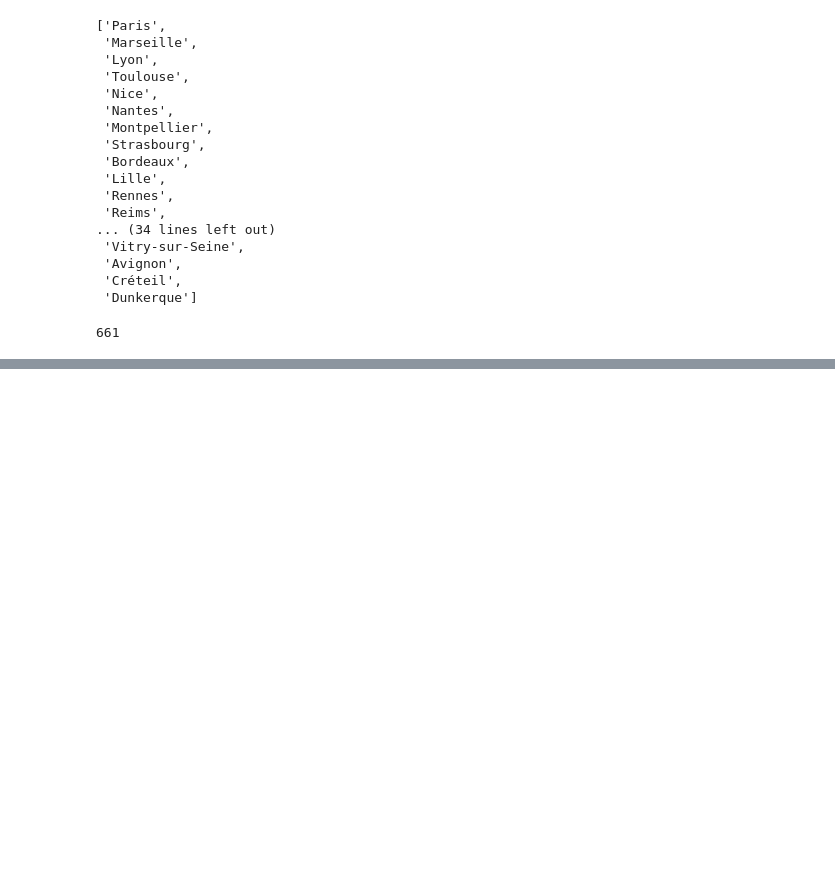
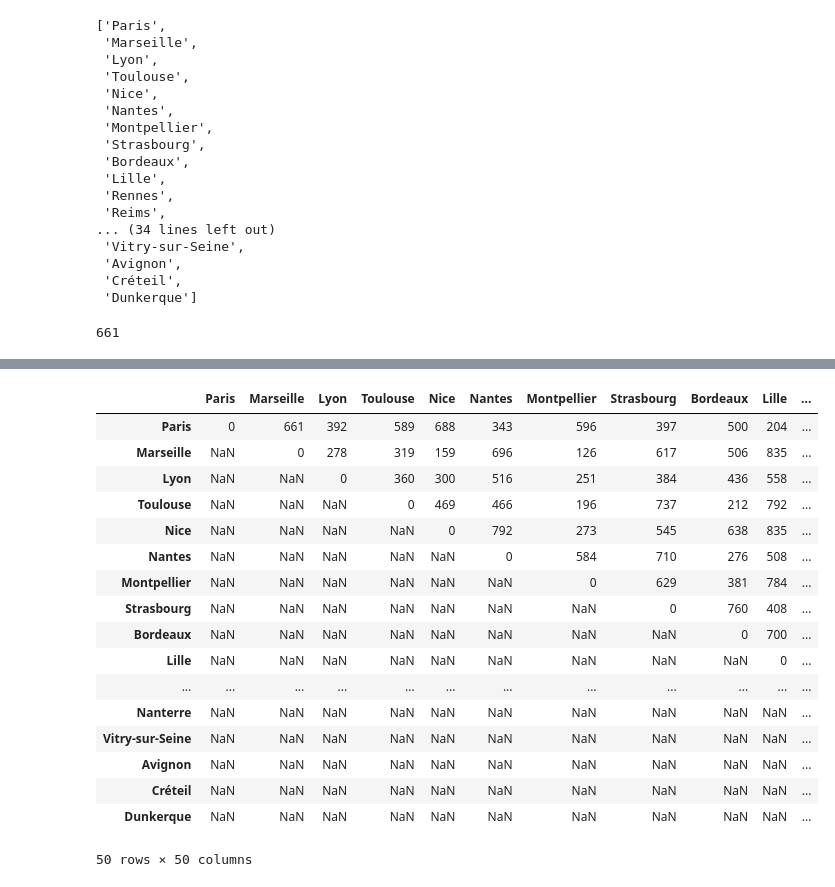
Before and after one commit to MSBigData2019/Benoit_SdeMenthiere, a Jupyter notebook: kit_datascience/Lesson3/cc3_matrice_distance_grdes_villes.ipynb, the cells around one changed output, grey strips where cells are left out. Cells and saved outputs as stored; diff of their text form; code cells hidden in the pictures; blank space fills up the shorter version.

```diff
--- a/kit_datascience/Lesson3/cc3_matrice_distance_grdes_villes.ipynb
+++ b/kit_datascience/Lesson3/cc3_matrice_distance_grdes_villes.ipynb
@@ -49,0 +62,5 @@ for city1 in get_50_cities:
+# %%
+def get_distance(a,b):
+    r = requests.get("https://fr.distance24.org/route.json?stops="+a+"|"+b)
+    json_ = json.loads(r.text)
+    return json_["distance"]
@@ -49,0 +94,25 @@ for city1 in get_50_cities:
+# %%
+for i in range(50):
+    for j in range(i,50):
+        data.iloc[i,j]=get_distance(data.columns[i],data.columns[j])
+# %%
+data
+# %% [output]
+|  | Paris | Marseille | Lyon | Toulouse | Nice | Nantes | Montpellier | Strasbourg | Bordeaux | Lille | ... |
+| Paris | 0 | 661 | 392 | 589 | 688 | 343 | 596 | 397 | 500 | 204 | ... |
+| Marseille | NaN | 0 | 278 | 319 | 159 | 696 | 126 | 617 | 506 | 835 | ... |
+| Lyon | NaN | NaN | 0 | 360 | 300 | 516 | 251 | 384 | 436 | 558 | ... |
+| Toulouse | NaN | NaN | NaN | 0 | 469 | 466 | 196 | 737 | 212 | 792 | ... |
+| Nice | NaN | NaN | NaN | NaN | 0 | 792 | 273 | 545 | 638 | 835 | ... |
+| Nantes | NaN | NaN | NaN | NaN | NaN | 0 | 584 | 710 | 276 | 508 | ... |
+| Montpellier | NaN | NaN | NaN | NaN | NaN | NaN | 0 | 629 | 381 | 784 | ... |
+| Strasbourg | NaN | NaN | NaN | NaN | NaN | NaN | NaN | 0 | 760 | 408 | ... |
+| Bordeaux | NaN | NaN | NaN | NaN | NaN | NaN | NaN | NaN | 0 | 700 | ... |
+| Lille | NaN | NaN | NaN | NaN | NaN | NaN | NaN | NaN | NaN | 0 | ... |
+| ... | ... | ... | ... | ... | ... | ... | ... | ... | ... | ... | ... |
+| Nanterre | NaN | NaN | NaN | NaN | NaN | NaN | NaN | NaN | NaN | NaN | ... |
+| Vitry-sur-Seine | NaN | NaN | NaN | NaN | NaN | NaN | NaN | NaN | NaN | NaN | ... |
+| Avignon | NaN | NaN | NaN | NaN | NaN | NaN | NaN | NaN | NaN | NaN | ... |
+| Créteil | NaN | NaN | NaN | NaN | NaN | NaN | NaN | NaN | NaN | NaN | ... |
+| Dunkerque | NaN | NaN | NaN | NaN | NaN | NaN | NaN | NaN | NaN | NaN | ... |
+50 rows × 50 columns
```
Also changed, not shown: parts of 8 cells of this notebook.
